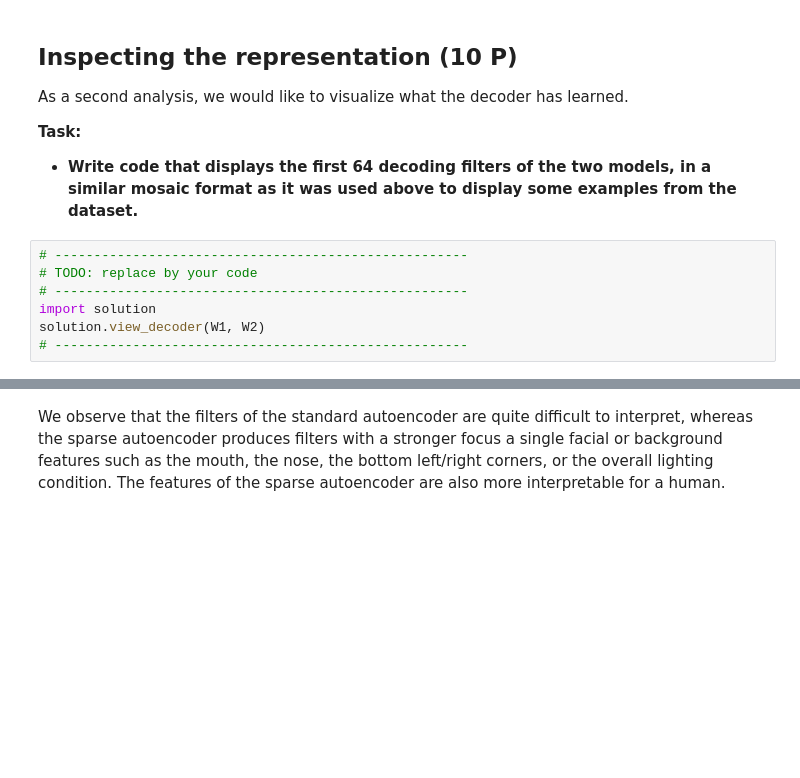
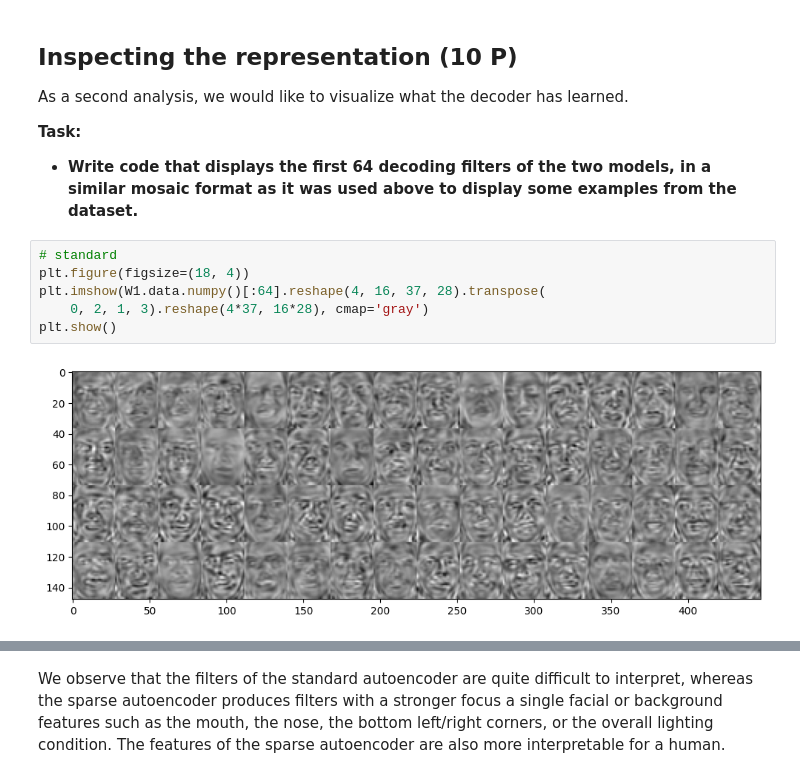
Before and after one commit to pdcnguyen/Machine-Learning, a Jupyter notebook: ML2/sheet5/sheet05-programming.ipynb, the cells around one changed output, grey strips where cells are left out. Saved outputs shown, nothing was run; the diff lists cells and outputs as text; blank space fills up the shorter version.

```diff
--- a/ML2/sheet5/sheet05-programming.ipynb
+++ b/ML2/sheet5/sheet05-programming.ipynb
@@ -187,10 +208,11 @@ As a second analysis, we would like to visualize what the decoder has learned.
 **Task:**
 
  * **Write code that displays the first 64 decoding filters of the two models, in a similar mosaic format as it was used above to display some examples from the dataset.**
-# %%
-# -----------------------------------------------------
-# TODO: replace by your code
-# -----------------------------------------------------
-import solution
-solution.view_decoder(W1, W2)
-# -----------------------------------------------------
+# %%
+# standard
+plt.figure(figsize=(18, 4))
+plt.imshow(W1.data.numpy()[:64].reshape(4, 16, 37, 28).transpose(
+    0, 2, 1, 3).reshape(4*37, 16*28), cmap='gray')
+plt.show()
+# %% [output]
+[figure, added]
```
Also changed, not shown: parts of 5 cells of this notebook.
